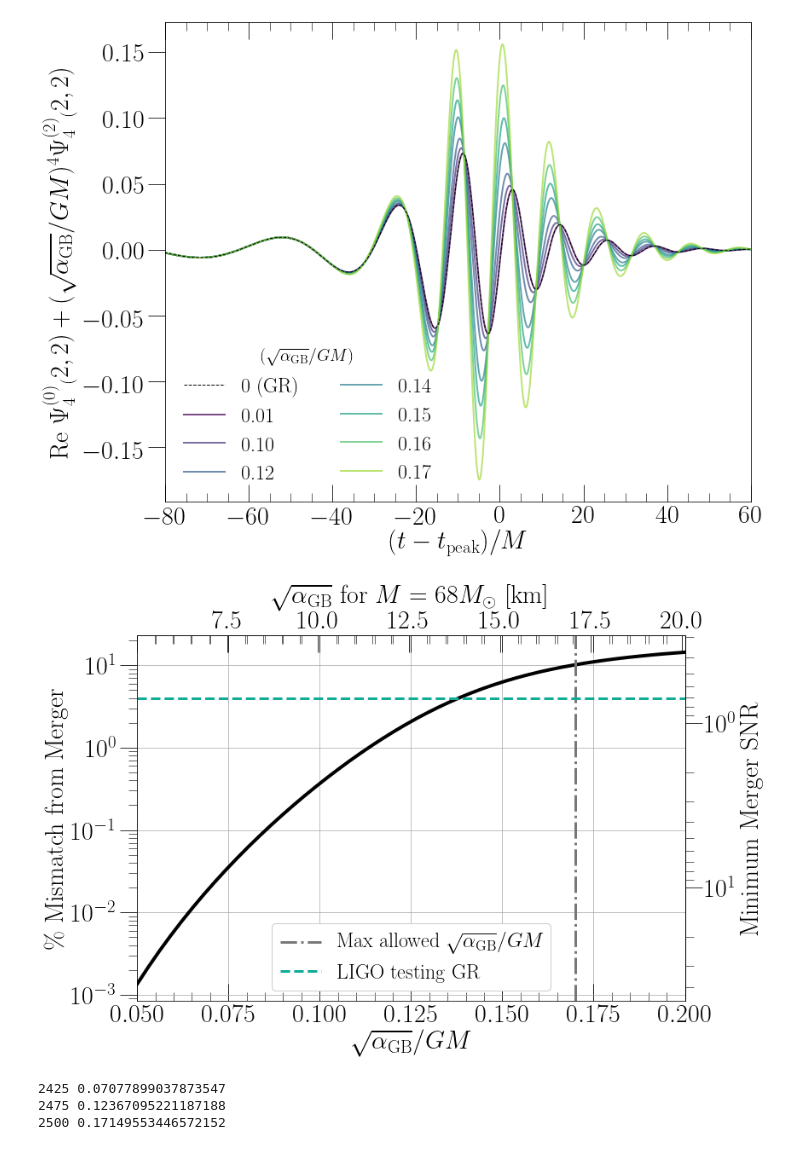
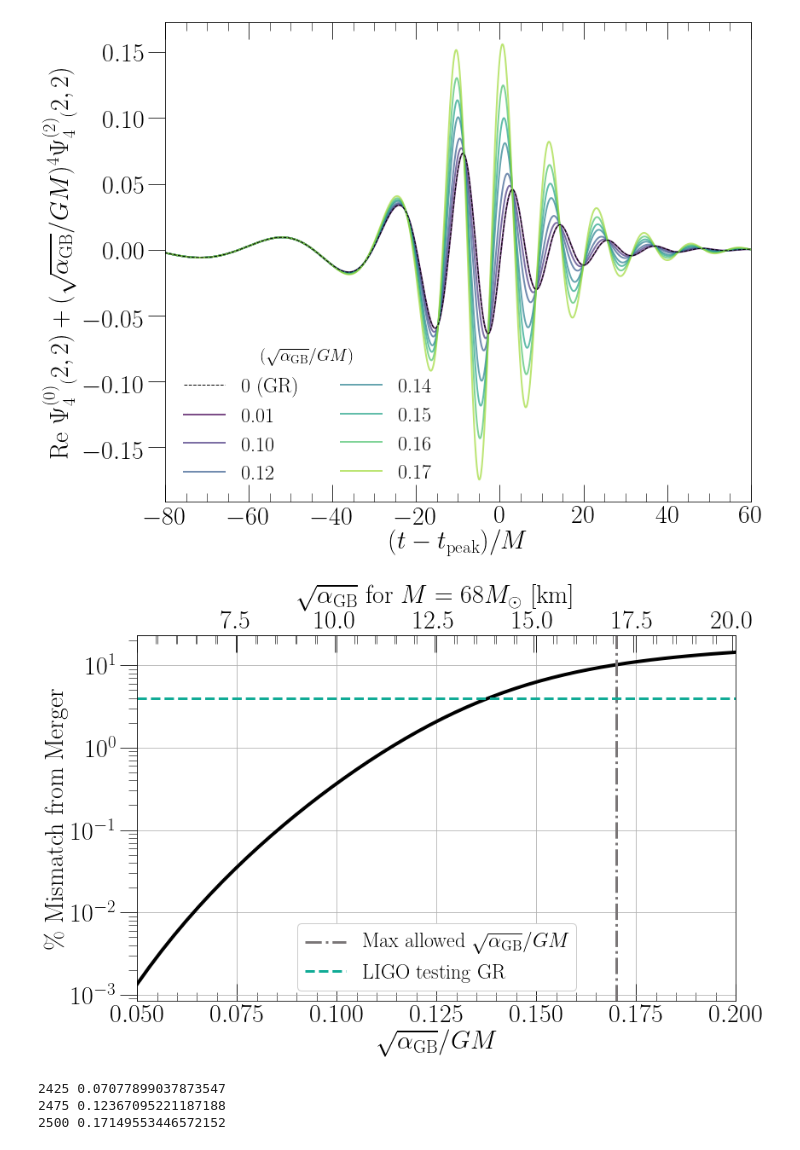
Before and after one commit to mariaokounkova/EDGB, a Jupyter notebook: GW150914/EDGB_GW.ipynb, the cells around one changed output. Cells and saved outputs as stored; diff of their text form; code cells hidden in the pictures.

```diff
--- a/GW150914/EDGB_GW.ipynb
+++ b/GW150914/EDGB_GW.ipynb
@@ -699,38 +699,38 @@ def OverlapParameters():
     ## G * 1 solar masses / c^2 to km
     mass = 68 # in solar masses
     mass_factor = 1.477 * mass # mass in solar masses #147.647 #100.5
     def forward(sqrt_alpha):
         ## G * 68 solar masses / c^2 to km
         return sqrt_alpha * mass_factor ## factor in km
 
     def inverse(x):
         return x / mass_factor
 
     D = 4
     def mismatch_forward(mismatch):
         """ SNR = sqrt(D/(2*mismatch))"""
-        return np.sqrt((D/2.0)/mismatch)
+        return np.sqrt(D/mismatch)
 
     def mismatch_inverse(x):
-        return (D/2.0)/x**2
+        return D/x**2
 
     ## Add constraint label in terms of km
     secax = ax.secondary_xaxis('top', functions=(forward, inverse))
     secax.set_xlabel(r'$\sqrt{\alpha_\mathrm{GB}}$ for $M = 68 M_\odot$ [km]', fontsize=30)
 
-    secay = ax.secondary_yaxis('right', functions=(mismatch_forward, mismatch_inverse))
-    secay.set_ylabel(r'Minimum Merger SNR', fontsize=30)
+    #secay = ax.secondary_yaxis('right', functions=(mismatch_forward, mismatch_inverse))
+    #secay.set_ylabel(r'Minimum Merger SNR', fontsize=30)
 
     plt.grid()
     plt.tight_layout()
     plt.savefig(figname + '.pdf')
     plt.show()
 
 OverlapParameters()
 #for a in np.linspace(0.1, 0.17, 5):
 #    print(a, Overlap(a))
 # %% [output]
-[figure, old version]
+[figure, new version]
 # %%
 ## Regime of validity
 
```
